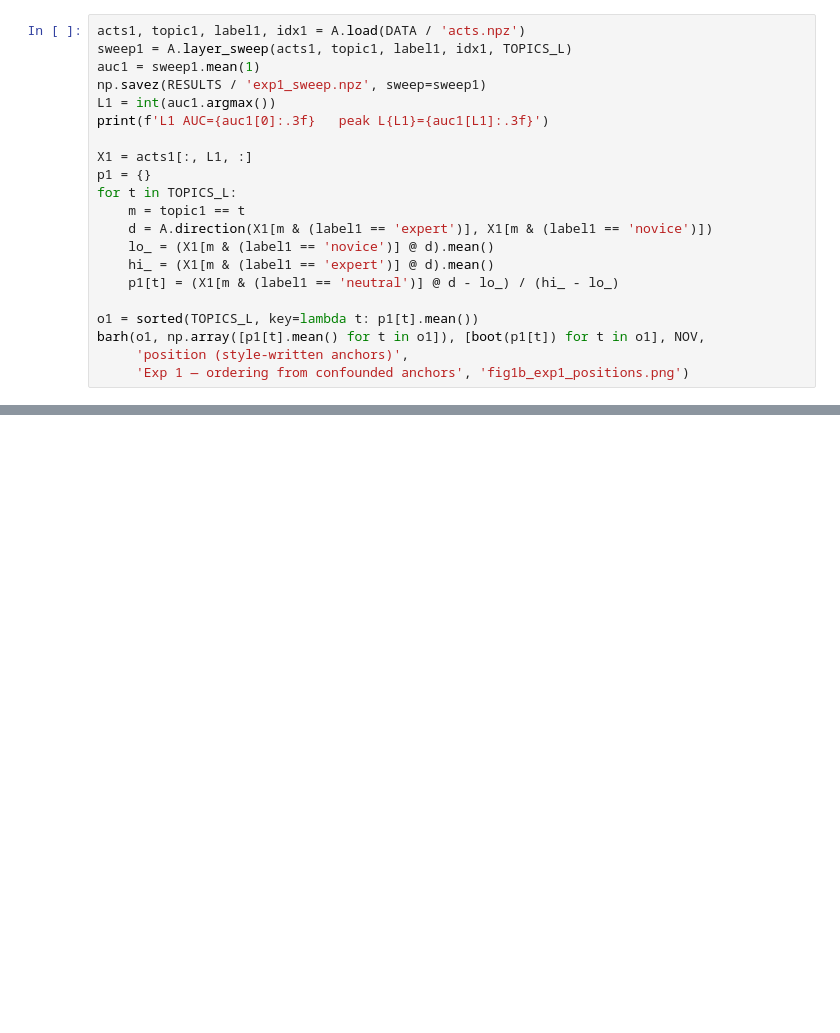
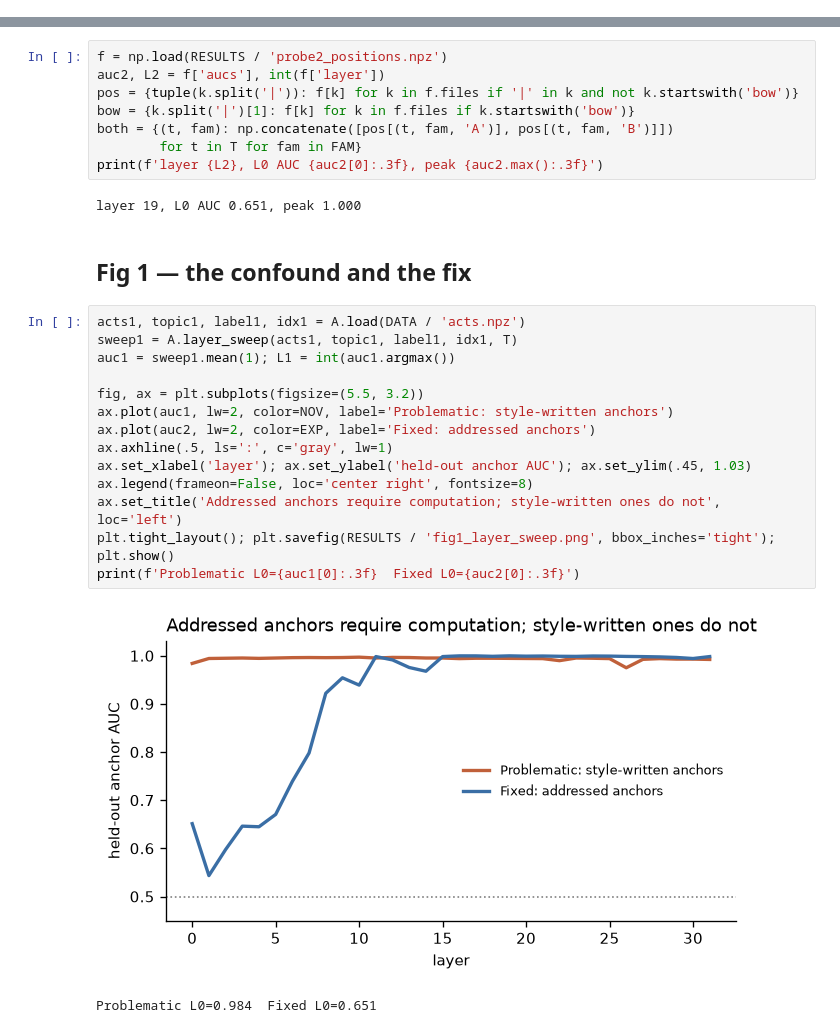
Before and after one commit to jmellody/mats, a Jupyter notebook: explore.ipynb, the cells around one changed output, grey strips where cells are left out. Saved outputs shown, nothing was run; the diff lists cells and outputs as text; blank space fills up the shorter version.

```diff
--- a/explore.ipynb
+++ b/explore.ipynb
@@ -63,21 +0,0 @@ The autoreload extension is already loaded. To reload it, use:
-# %%
-acts1, topic1, label1, idx1 = A.load(DATA / 'acts.npz')
-sweep1 = A.layer_sweep(acts1, topic1, label1, idx1, TOPICS_L)
-auc1 = sweep1.mean(1)
-np.savez(RESULTS / 'exp1_sweep.npz', sweep=sweep1)
-L1 = int(auc1.argmax())
-print(f'L1 AUC={auc1[0]:.3f}   peak L{L1}={auc1[L1]:.3f}')
-
-X1 = acts1[:, L1, :]
-p1 = {}
-for t in TOPICS_L:
-    m = topic1 == t
-    d = A.direction(X1[m & (label1 == 'expert')], X1[m & (label1 == 'novice')])
-    lo_ = (X1[m & (label1 == 'novice')] @ d).mean()
-    hi_ = (X1[m & (label1 == 'expert')] @ d).mean()
-    p1[t] = (X1[m & (label1 == 'neutral')] @ d - lo_) / (hi_ - lo_)
-
-o1 = sorted(TOPICS_L, key=lambda t: p1[t].mean())
-barh(o1, np.array([p1[t].mean() for t in o1]), [boot(p1[t]) for t in o1], NOV,
-     'position (style-written anchors)',
-     'Exp 1 — ordering from confounded anchors', 'fig1b_exp1_positions.png')
@@ -224,0 +45,29 @@ print(open(RESULTS / 'summary.csv').read())
+# %%
+f = np.load(RESULTS / 'probe2_positions.npz')
+auc2, L2 = f['aucs'], int(f['layer'])
+pos = {tuple(k.split('|')): f[k] for k in f.files if '|' in k and not k.startswith('bow')}
+bow = {k.split('|')[1]: f[k] for k in f.files if k.startswith('bow')}
+both = {(t, fam): np.concatenate([pos[(t, fam, 'A')], pos[(t, fam, 'B')]])
+        for t in T for fam in FAM}
+print(f'layer {L2}, L0 AUC {auc2[0]:.3f}, peak {auc2.max():.3f}')
+# %% [output]
+layer 19, L0 AUC 0.651, peak 1.000
+# %% [markdown]
+## Fig 1 — the confound and the fix
+# %%
+acts1, topic1, label1, idx1 = A.load(DATA / 'acts.npz')
+sweep1 = A.layer_sweep(acts1, topic1, label1, idx1, T)
+auc1 = sweep1.mean(1); L1 = int(auc1.argmax())
+
+fig, ax = plt.subplots(figsize=(5.5, 3.2))
+ax.plot(auc1, lw=2, color=NOV, label='Problematic: style-written anchors')
+ax.plot(auc2, lw=2, color=EXP, label='Fixed: addressed anchors')
+ax.axhline(.5, ls=':', c='gray', lw=1)
+ax.set_xlabel('layer'); ax.set_ylabel('held-out anchor AUC'); ax.set_ylim(.45, 1.03)
+ax.legend(frameon=False, loc='center right', fontsize=8)
+ax.set_title('Addressed anchors require computation; style-written ones do not', loc='left')
+plt.tight_layout(); plt.savefig(RESULTS / 'fig1_layer_sweep.png', bbox_inches='tight'); plt.show()
+print(f'Problematic L0={auc1[0]:.3f}  Fixed L0={auc2[0]:.3f}')
+# %% [output]
+[figure, added]
+Problematic L0=0.984  Fixed L0=0.651
```
Also changed, not shown: parts of 32 cells of this notebook, 15 other files.
